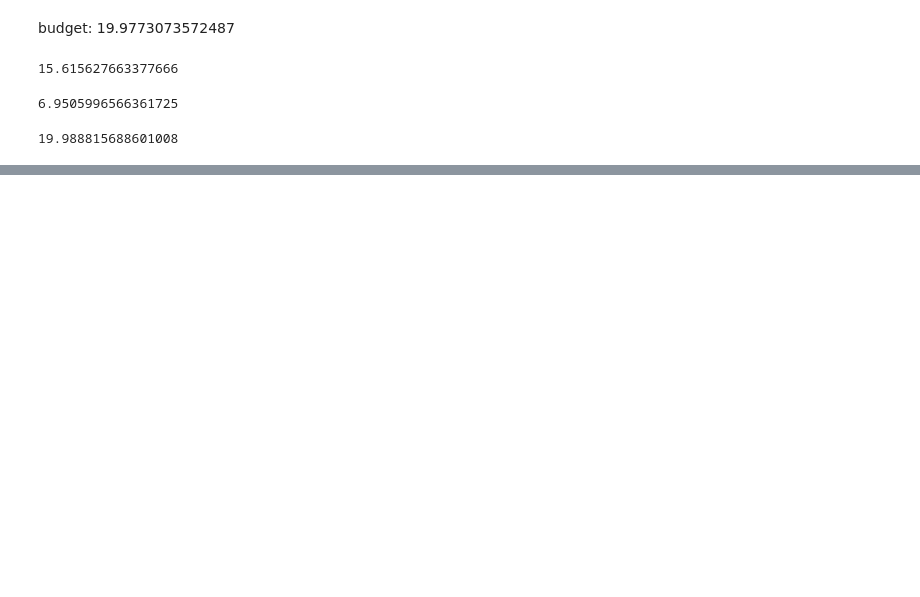
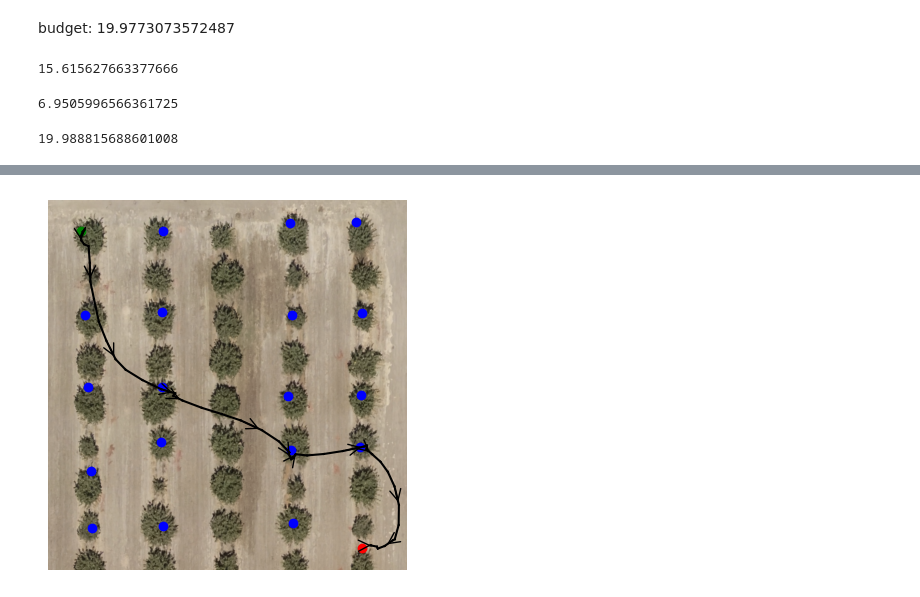
Before and after one commit to vtomnet/gpt-mission-planner, a Jupyter notebook: sandbox.ipynb, the cells around one changed output, grey strips where cells are left out. Cells and saved outputs as stored; diff of their text form; code cells hidden in the pictures; blank space fills up the shorter version.

Commit message:
refactoring place of resources

```diff
--- a/sandbox.ipynb
+++ b/sandbox.ipynb
@@ -187,0 +207,24 @@ geopy.distance.distance((lat1, lon1), (lat2, lon2)).meters
+# %%
+ns = "{" + root_e.nsmap[None] + "}"
+# %%
+pms = root_e.find(ns + "Document").findall(ns + "Placemark")
+# %%
+coors = []
+for pm in pms:
+    coor = pm.find(ns + "Point").find(ns + "coordinates").text.split(',')
+    coor = [float(c) for c in coor]
+    # print(coor[1])
+    # e, n, _, _ = utm.from_latlon(coor[1], coor[0])
+    e = coor[0]
+    n = coor[1]
+
+    coors.append((e, n))
+# %%
+path = []
+with open('path.txt', 'r') as fp:
+    for f in fp:
+        coor = f.split(',')
+        coor = [float(c) for c in coor]
+        e, n, _, _ = utm.from_latlon(coor[1], coor[0])
+
+        path.append((e, n))
@@ -187,0 +264,23 @@ geopy.distance.distance((lat1, lon1), (lat2, lon2)).meters
+# %%
+coors = np.array(coors)
+path = np.array(path)
+
+img = plt.imread("app/resources/img.png")
+fig, ax = plt.subplots()
+
+# ax.imshow(img, extent=[-0.1, 1, -0.3, 1.25])
+ax.imshow(img, extent=[np.min(coors[:,0])-0.75, np.max(coors[:,0])+1, np.min(coors[:,1])-0.5, np.max(coors[:,1])+0.5])
+# ax.imshow(img, extent=[np.min(coors[:,0]), np.max(coors[:,0]), np.min(coors[:,1]), np.max(coors[:,1])])
+# weights = np.arange(0, len(path[20:-29,0]))
+for i in range(26, len(path)-11, 1):
+    line = plt.plot(path[i:i+2,0], path[i:i+2,1], 'black')[0]
+    if i % 4 == 0:
+        add_arrow(line, direction='left', color='black', size=20, position=0)
+plt.scatter(x = coors[0,0], y = coors[0,1], color='green')
+plt.scatter(x = coors[1:-1,0], y = coors[1:-1,1], color='blue')
+plt.scatter(x = coors[-1,0], y = coors[-1,1], color='red')
+plt.axis('off')
+# plt.show()
+plt.savefig("test.png",bbox_inches='tight', pad_inches=0.0)
+# %% [output]
+[figure, added]
```
Also changed, not shown: parts of 8 cells of this notebook, 15 other files.
